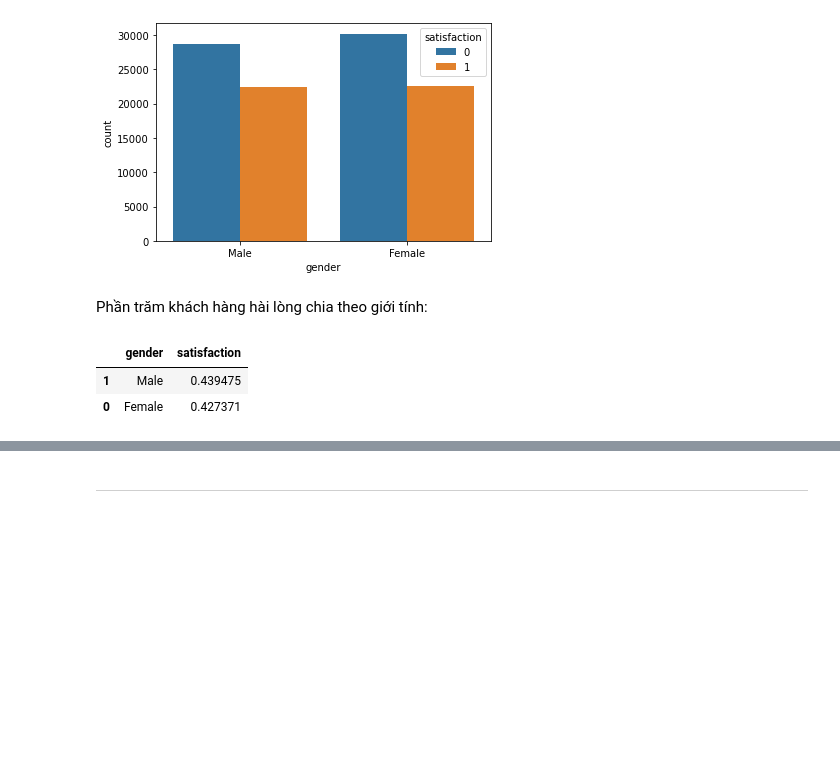
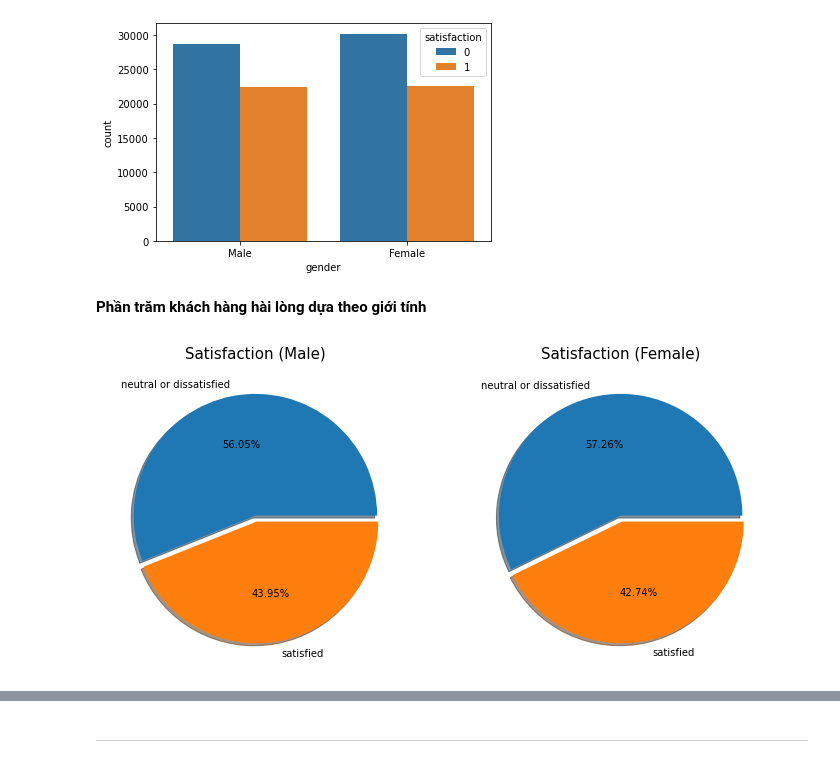
Before and after one commit to SyThuan1803/Data_Science_Proramming_FinalProject, a Jupyter notebook: final_project.ipynb, the cells around one changed output, grey strips where cells are left out. Drawn from its saved outputs; the diff is of its cells as text; code cells hidden in the pictures; blank space fills up the shorter version.

```diff
--- a/final_project.ipynb
+++ b/final_project.ipynb
@@ -458,11 +458,22 @@ sns.countplot(x='gender',hue="satisfaction",data=ehs_df)
 <AxesSubplot:xlabel='gender', ylabel='count'>
 [figure]
 # %% [markdown]
-Phần trăm khách hàng hài lòng chia theo giới tính:
+**Phần trăm khách hàng hài lòng dựa theo giới tính**
-# %%
-gs_mean_df = ehs_df[["gender","satisfaction"]].groupby(["gender"],as_index=False).mean()
-gs_mean_df.sort_values(by="satisfaction",ascending=False)
-# %% [output]
-|  | gender | satisfaction |
-| 1 | Male | 0.439475 |
-| 0 | Female | 0.427371 |
+# %%
+plt.figure(figsize=(12, 6))
+genders = ['Male', 'Female']
+
+for gender in genders:
+    plt.subplot(1, 2, genders.index(gender)+1)
+    plt.pie(
+        ehs_df.loc[ehs_df.gender==gender, 'satisfaction'].value_counts(),
+        labels=['neutral or dissatisfied','satisfied'],
+        explode=[0, 0.05],
+        shadow=True,
+        autopct='%1.2f%%'
+    )
+    plt.title(f'Satisfaction ({gender})', fontsize=15)
+
+plt.show()
+# %% [output]
+[figure, added]
```
Also changed, not shown: parts of 24 cells of this notebook.
